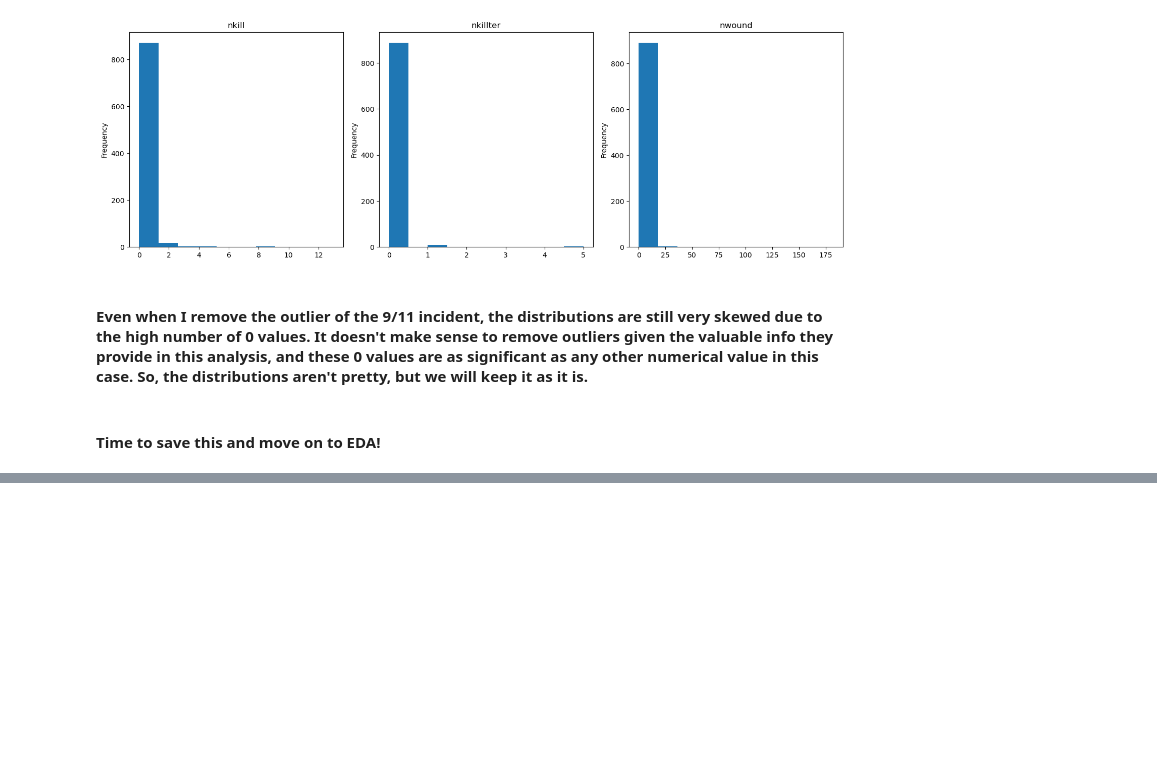
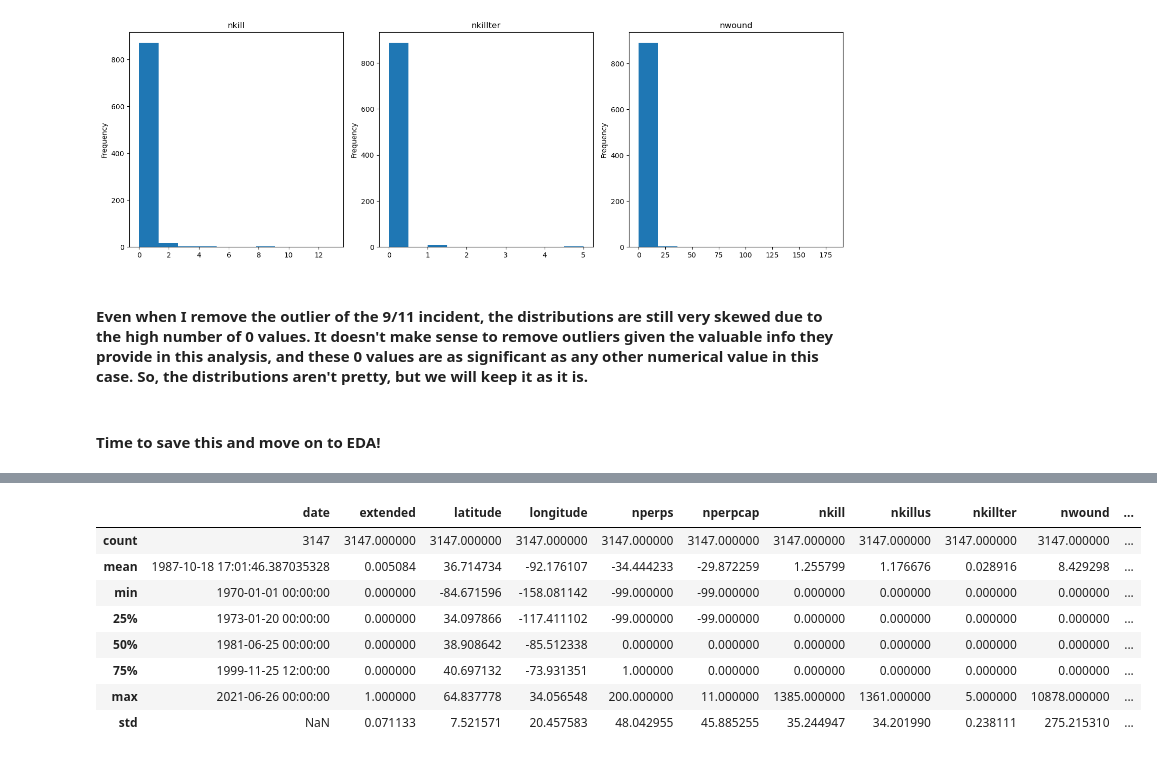
Before and after one commit to samcast1/Capstone-2---Global-Terrorism, a Jupyter notebook: notebooks/1.0-sc-initial-exploration-and-wrangling.ipynb, the cells around one changed output, grey strips where cells are left out. Saved outputs shown, nothing was run; the diff lists cells and outputs as text; code cells hidden in the pictures; blank space fills up the shorter version.

```diff
--- a/notebooks/1.0-sc-initial-exploration-and-wrangling.ipynb
+++ b/notebooks/1.0-sc-initial-exploration-and-wrangling.ipynb
@@ -690,0 +834,25 @@ gtd_clean.to_csv('gtd_clean.csv',index=False)
+# %%
+gtdustrim.nkill.fillna(0, inplace=True)
+gtdustrim.nkillter.fillna(0, inplace=True)
+gtdustrim.nkillus.fillna(0, inplace=True)
+gtdustrim.nwoundus.fillna(0, inplace=True)
+gtdustrim.nwoundte.fillna(0, inplace=True)
+gtdustrim.nwound.fillna(0, inplace=True)
+gtdustrim.targsubtype1_txt.fillna('Unspecified', inplace=True)
+gtdustrim.target1.fillna('Unspecified', inplace=True)
+gtdustrim.natlty1_txt.fillna('Unspecified', inplace=True)
+gtdustrim.weapsubtype1_txt.fillna('Unspecified', inplace=True)
+gtdustrim.propextent_txt.fillna('Unspecified', inplace=True)
+gtdustrim.related.fillna('None', inplace=True)
+gtdustrim.weapdetail.fillna('None', inplace=True)
+gtdustrim.addnotes.fillna('None', inplace=True)
+gtdustrim.related.fillna('None', inplace=True)
+gtdustrim.latitude.fillna(0, inplace=True)
+gtdustrim.longitude.fillna(0, inplace=True)
+gtdustrim.summary.fillna('None', inplace=True)
+gtdustrim.corp1.fillna('Unspecified', inplace=True)
+gtdustrim.nperps.fillna(0, inplace=True)
+gtdustrim.nperpcap.fillna(0, inplace=True)
+gtdustrim.claimed.fillna('Unspecified', inplace=True)
+gtdustrim.scite1.fillna('Unspecified', inplace=True)
+gtdustrim.motive.fillna('Unspecified', inplace=True)
@@ -690,0 +879,3 @@ gtd_clean.to_csv('gtd_clean.csv',index=False)
+# %%
+gtdus_adj_types = gtdustrim.astype(types_dict)
+gtdus_adj_types.info()
@@ -690,0 +900,5 @@ gtd_clean.to_csv('gtd_clean.csv',index=False)
+# %%
+gtdus_adj_types['iday'].replace({0: 15}, inplace=True)
+gtdus_adj_types['iday'].unique()
+gtdus_adj_types['date'] = gtdus_adj_types.apply(lambda row: datetime.datetime(row['iyear'], row['imonth'], row['iday']), axis=1)
+gtdus_adj_types.head()
@@ -690,0 +912,20 @@ gtd_clean.to_csv('gtd_clean.csv',index=False)
+# %%
+col_list = list(gtdus_adj_types.columns)
+col_list.insert(1, col_list.pop())
+col_drop = ['iyear','imonth','iday']
+
+gtdus_adj_types = gtdus_adj_types[col_list]
+gtdus_adj_types.drop(columns = col_drop, inplace = True)
+# %%
+gtdus_clean = gtdus_adj_types
+gtdus_clean.describe()
+# %% [output]
+|  | date | extended | latitude | longitude | nperps | nperpcap | nkill | nkillus | nkillter | nwound | ... |
+| count | 3147 | 3147.000000 | 3147.000000 | 3147.000000 | 3147.000000 | 3147.000000 | 3147.000000 | 3147.000000 | 3147.000000 | 3147.000000 | ... |
+| mean | 1987-10-18 17:01:46.387035328 | 0.005084 | 36.714734 | -92.176107 | -34.444233 | -29.872259 | 1.255799 | 1.176676 | 0.028916 | 8.429298 | ... |
+| min | 1970-01-01 00:00:00 | 0.000000 | -84.671596 | -158.081142 | -99.000000 | -99.000000 | 0.000000 | 0.000000 | 0.000000 | 0.000000 | ... |
+| 25% | 1973-01-20 00:00:00 | 0.000000 | 34.097866 | -117.411102 | -99.000000 | -99.000000 | 0.000000 | 0.000000 | 0.000000 | 0.000000 | ... |
+| 50% | 1981-06-25 00:00:00 | 0.000000 | 38.908642 | -85.512338 | 0.000000 | 0.000000 | 0.000000 | 0.000000 | 0.000000 | 0.000000 | ... |
+| 75% | 1999-11-25 12:00:00 | 0.000000 | 40.697132 | -73.931351 | 1.000000 | 0.000000 | 0.000000 | 0.000000 | 0.000000 | 0.000000 | ... |
+| max | 2021-06-26 00:00:00 | 1.000000 | 64.837778 | 34.056548 | 200.000000 | 11.000000 | 1385.000000 | 1361.000000 | 5.000000 | 10878.000000 | ... |
+| std | NaN | 0.071133 | 7.521571 | 20.457583 | 48.042955 | 45.885255 | 35.244947 | 34.201990 | 0.238111 | 275.215310 | ... |
```
Also changed, not shown: parts of 17 cells of this notebook, 3 other files.
